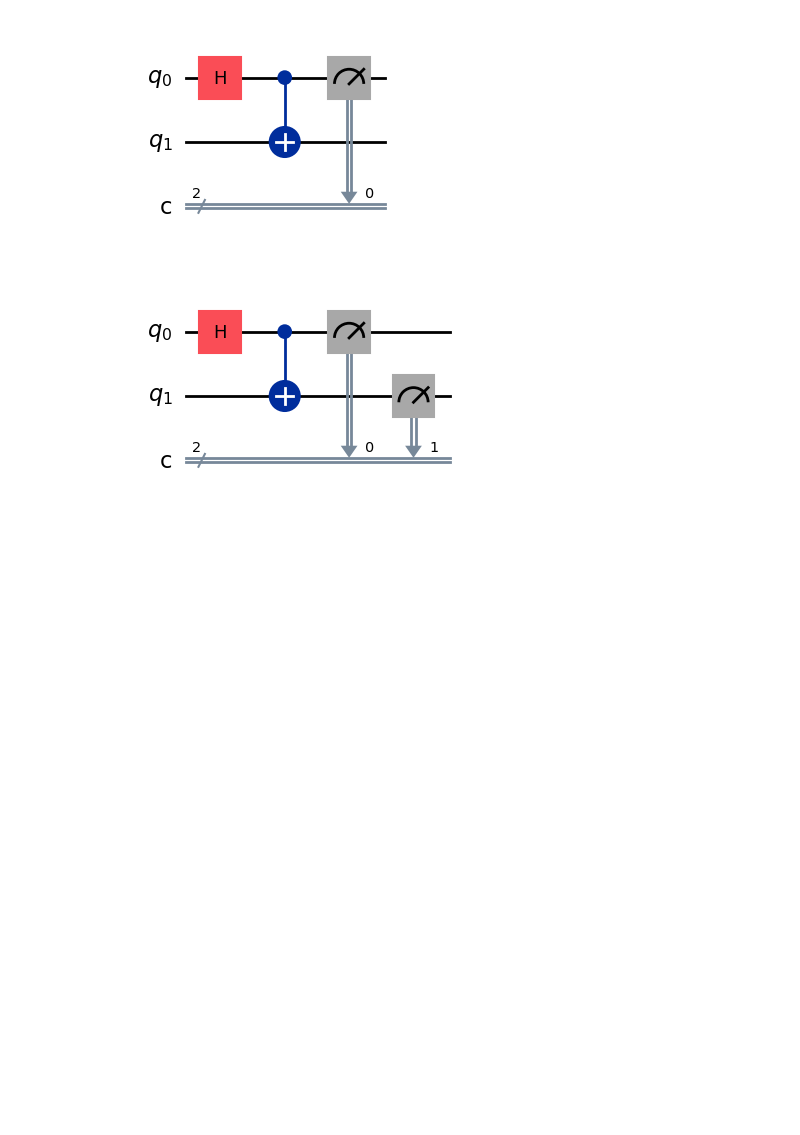
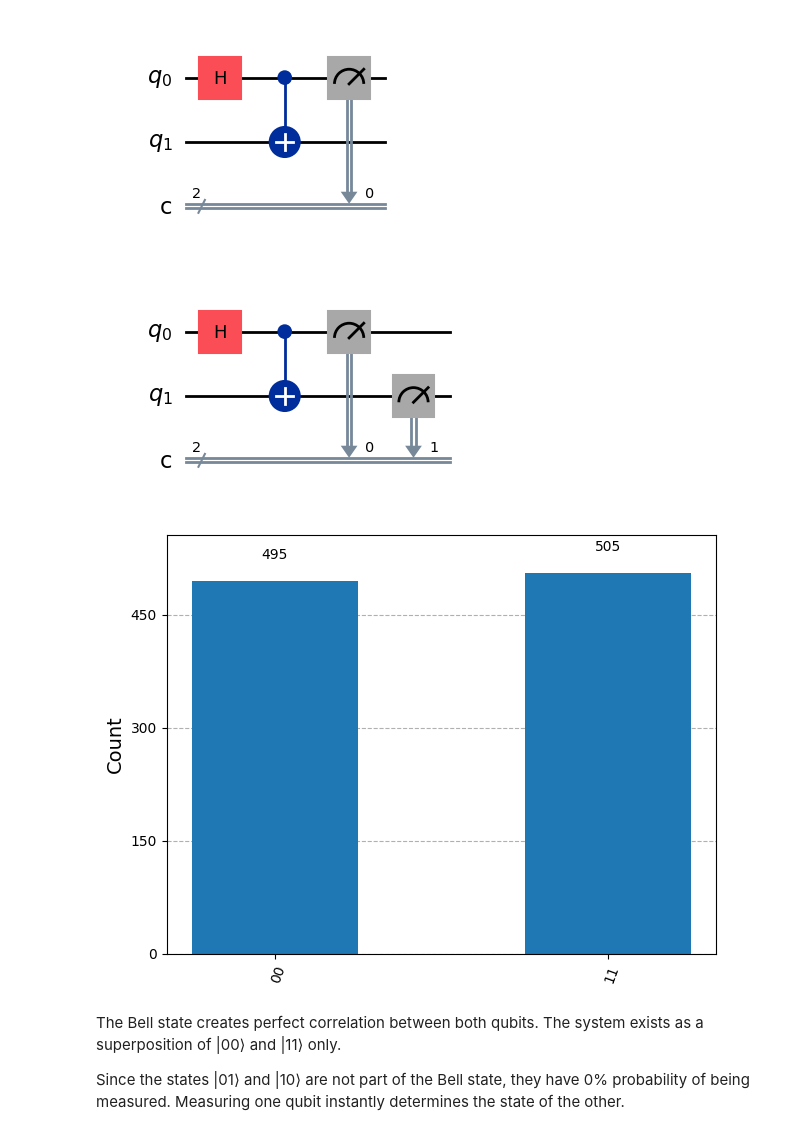
Before and after one commit to JayZeus999/Bell-State-Entanglement-Simulation, a Jupyter notebook: bell-state.ipynb, the cells around one changed output. Drawn from its saved outputs; the diff is of its cells as text; code cells hidden in the pictures; blank space fills up the shorter version.

Commit message:
Run experiment 1000 times to observe probabilities

```diff
--- a/bell-state.ipynb
+++ b/bell-state.ipynb
@@ -57,3 +57,20 @@ qc.measure(1, 1) # measure q1, store result in c1
 qc.draw("mpl")
 # %% [output]
 [figure]
+# %%
+sim = Aer.get_backend("aer_simulator") # Get simulator.
+# %%
+compiled = transpile(qc, sim) # Compile circuit.
+# %%
+result = sim.run(compiled, shots=1000).result() # Run same experiment 1000 times to observe probabilities.
+# %%
+counts = result.get_counts() # Extract measurement counts for each 2-qubit outcome: |00> & |11>.
+# %%
+plot_histogram(counts)
+# %% [output]
+[figure, added]
+# %% [markdown]
+The Bell state creates perfect correlation between both qubits.
+The system exists as a superposition of |00⟩ and |11⟩ only.
+
+Since the states |01⟩ and |10⟩ are not part of the Bell state, they have 0% probability of being measured. Measuring one qubit instantly determines the state of the other.
```
